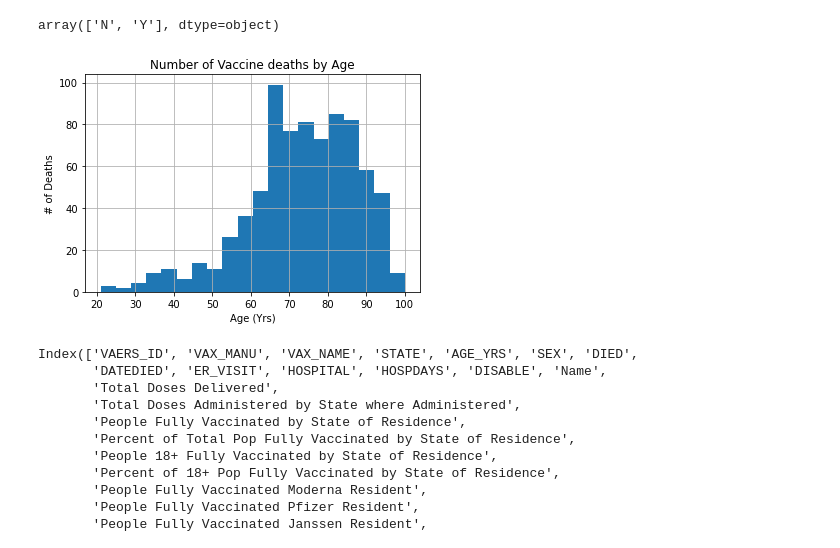
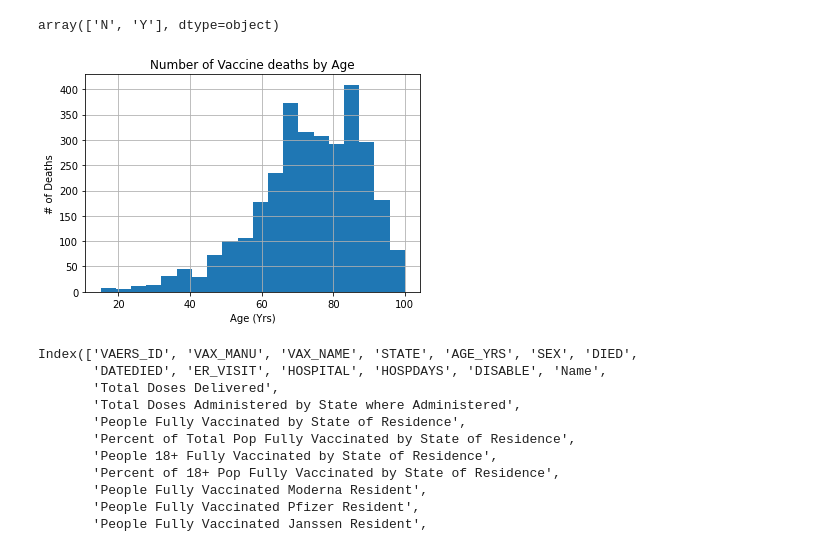
Before and after one commit to DataTortuga/COVID19-Vaccine-Analysis, a Jupyter notebook: Data_Cleaning/COVID19_VACCINE_ADMIN.ipynb, the cells around one changed output. Drawn from its saved outputs; the diff is of its cells as text; code cells hidden in the pictures.

```diff
--- a/Data_Cleaning/COVID19_VACCINE_ADMIN.ipynb
+++ b/Data_Cleaning/COVID19_VACCINE_ADMIN.ipynb
@@ -297,14 +297,16 @@ df_merge['DIED'].unique()
 # %% [output]
 array(['N', 'Y'], dtype=object)
 # %%
-plt.hist(df_merge2.sample(frac=0.251,replace = True)['AGE_YRS'], bins = 20)
+df_d = df_merge2.loc[(df_merge2['DIED'] == 'Y')]
+
+plt.hist(df_d['AGE_YRS'], bins = 20)
 plt.grid()
 plt.ylabel('# of Deaths')
 plt.xlabel('Age (Yrs)')
 plt.title('Number of Vaccine deaths by Age')
 plt.savefig('../Resources/Images/NumberVaccineDeathsbyAge.png')
 # %% [output]
-[figure, old version]
+[figure, new version]
 # %%
 bins = [12,18,65,101]
 labels = ['12+','18+','65+']
```
Also changed, not shown: parts of 8 cells of this notebook.
